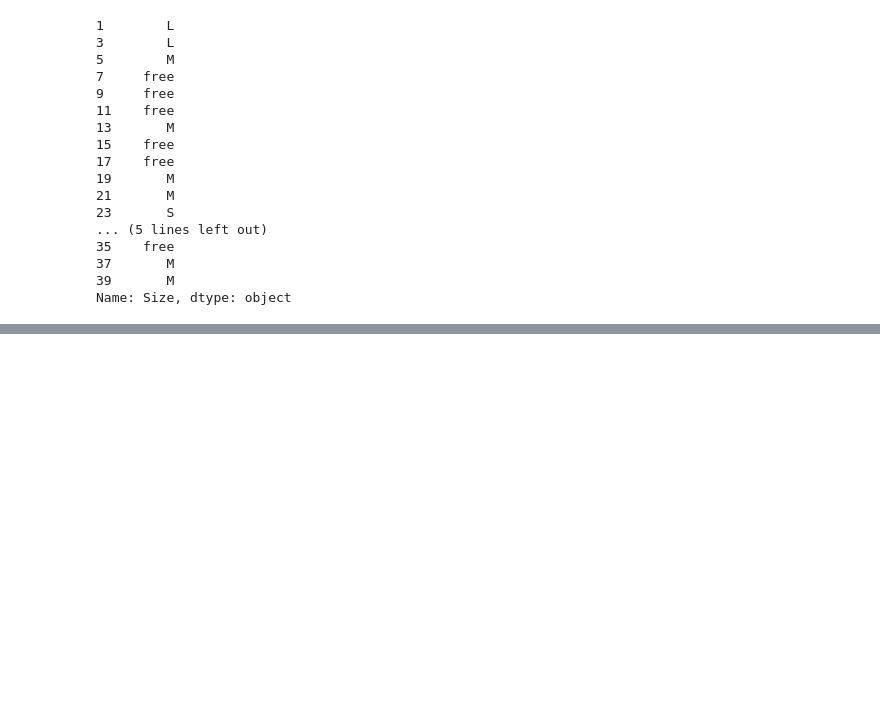
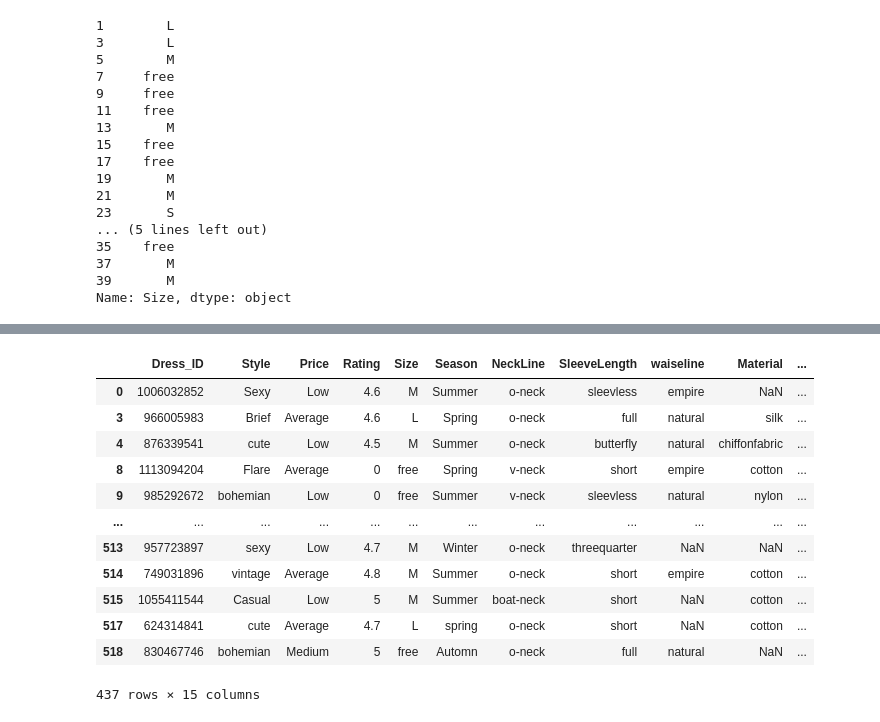
Before and after one commit to guptaayushman24/Ineuron_Python, a Jupyter notebook: Pandas.ipynb, the cells around one changed output, grey strips where cells are left out. Cells and saved outputs as stored; diff of their text form; code cells hidden in the pictures; blank space fills up the shorter version.

```diff
--- a/Pandas.ipynb
+++ b/Pandas.ipynb
@@ -453,0 +626,17 @@ Name: Size, dtype: object
+# %%
+# Here we have uses the or operator
+df_attribute[(df_attribute['Rating']>'3') | (df_attribute['Recommendation']>'0')]
+# %% [output]
+|  | Dress_ID | Style | Price | Rating | Size | Season | NeckLine | SleeveLength | waiseline | Material | ... |
+| 0 | 1006032852 | Sexy | Low | 4.6 | M | Summer | o-neck | sleevless | empire | NaN | ... |
+| 3 | 966005983 | Brief | Average | 4.6 | L | Spring | o-neck | full | natural | silk | ... |
+| 4 | 876339541 | cute | Low | 4.5 | M | Summer | o-neck | butterfly | natural | chiffonfabric | ... |
+| 8 | 1113094204 | Flare | Average | 0 | free | Spring | v-neck | short | empire | cotton | ... |
+| 9 | 985292672 | bohemian | Low | 0 | free | Summer | v-neck | sleevless | natural | nylon | ... |
+| ... | ... | ... | ... | ... | ... | ... | ... | ... | ... | ... | ... |
+| 513 | 957723897 | sexy | Low | 4.7 | M | Winter | o-neck | threequarter | NaN | NaN | ... |
+| 514 | 749031896 | vintage | Average | 4.8 | M | Summer | o-neck | short | empire | cotton | ... |
+| 515 | 1055411544 | Casual | Low | 5 | M | Summer | boat-neck | short | NaN | cotton | ... |
+| 517 | 624314841 | cute | Average | 4.7 | L | spring | o-neck | short | NaN | cotton | ... |
+| 518 | 830467746 | bohemian | Medium | 5 | free | Automn | o-neck | full | natural | NaN | ... |
+437 rows × 15 columns
```
Also changed, not shown: parts of 28 cells of this notebook.
